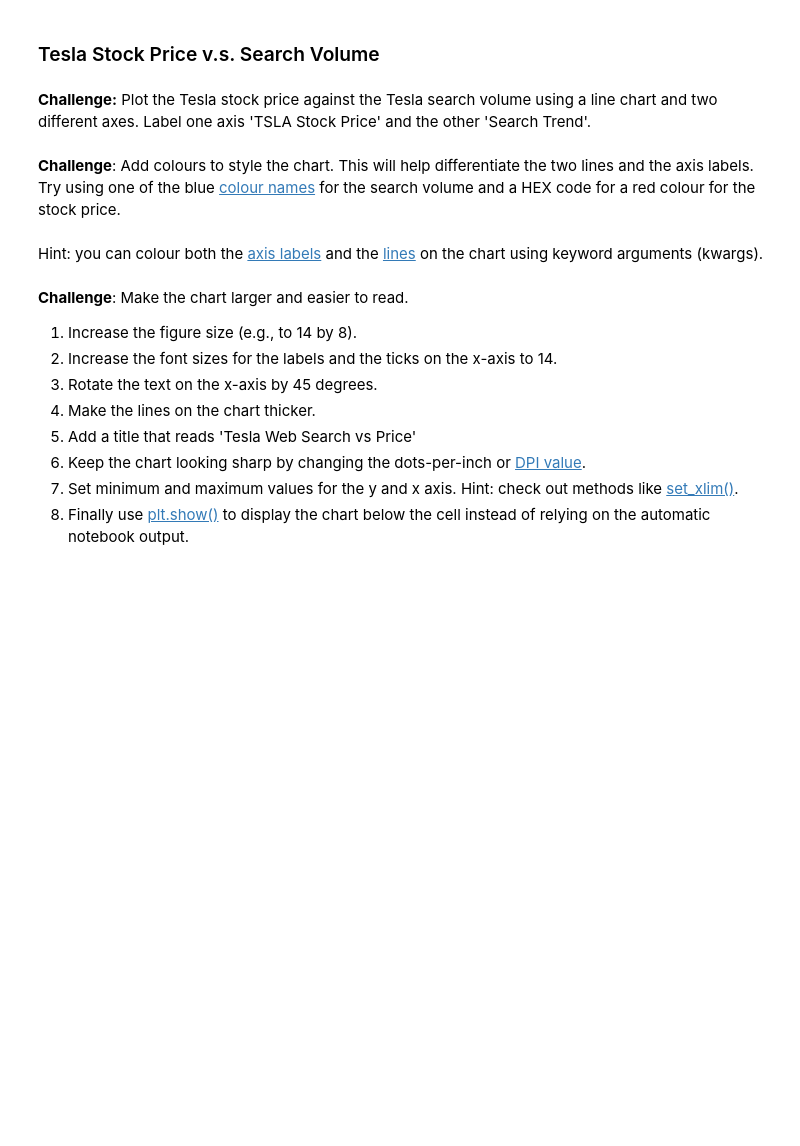
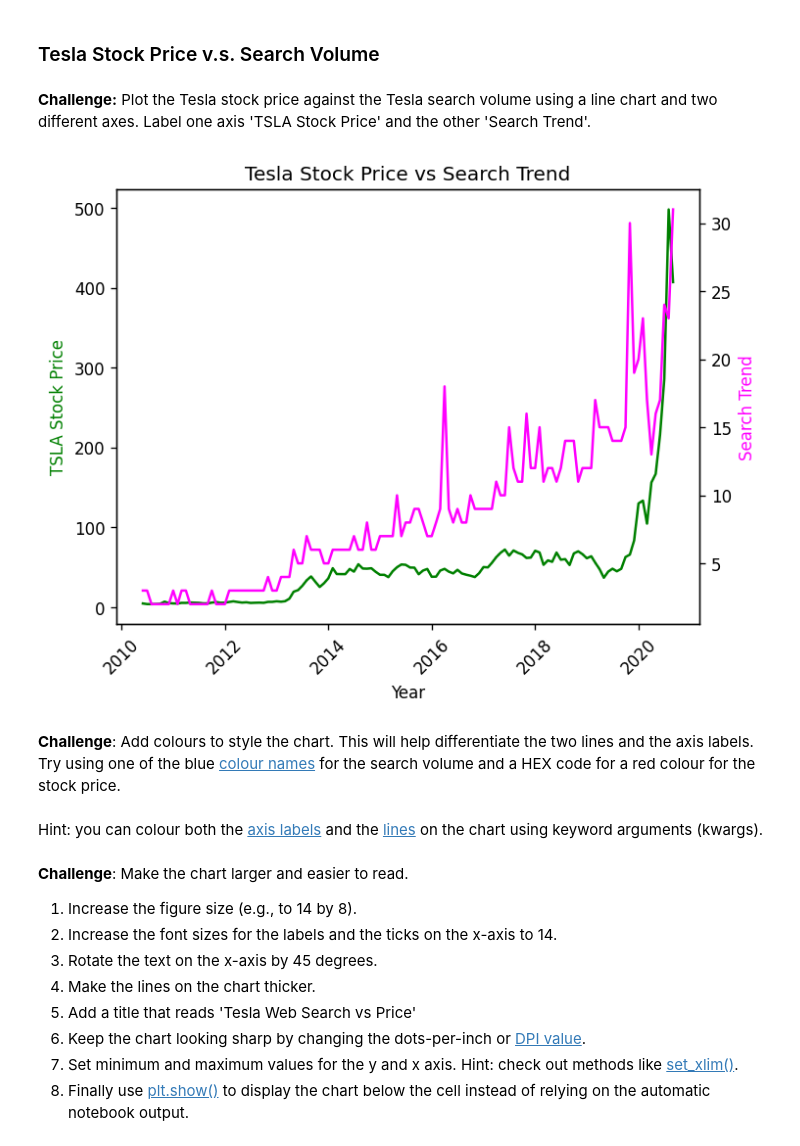
Before and after one commit to anushrinagul63/google_colab_notebooks, a Jupyter notebook: Google_Trends_and_Data_Visualization.ipynb, the cells around one changed output. Cells and saved outputs as stored; diff of their text form; code cells hidden in the pictures; blank space fills up the shorter version.

Commit message:
Created data visualization

```diff
--- a/Google_Trends_and_Data_Visualization.ipynb
+++ b/Google_Trends_and_Data_Visualization.ipynb
@@ -131,0 +147,5 @@ Number of missing values:
+# %%
+df_btc_price.DATE = pd.to_datetime(df_btc_price.DATE)
+df_btc_search.MONTH = pd.to_datetime(df_btc_search.MONTH)
+df_tesla.MONTH = pd.to_datetime(df_tesla.MONTH)
+df_unemployment.MONTH = pd.to_datetime(df_unemployment.MONTH)
@@ -145,6 +196,22 @@ Number of missing values:
 ### Tesla Stock Price v.s. Search Volume
 # %% [markdown]
 **Challenge:** Plot the Tesla stock price against the Tesla search volume using a line chart and two different axes. Label one axis 'TSLA Stock Price' and the other 'Search Trend'.
+# %%
+plt.figure(dpi=120)
+plt.title('Tesla Stock Price vs Search Trend')
+axis1 = plt.gca()
+axis2 = axis1.twinx()
+axis1.set_xlabel('Year')
+axis1.set_ylabel('TSLA Stock Price').set_color('g')
+axis2.set_ylabel('Search Trend').set_color('magenta')
+# plt.xticks(rotation=45)
+axis1.tick_params(axis='x', labelrotation=45)
+axis1.plot(df_tesla.MONTH, df_tesla.TSLA_USD_CLOSE, 'g')
+axis2.plot(df_tesla.MONTH, df_tesla.TSLA_WEB_SEARCH, 'magenta')
+# plt.setp(plt.gca().get_xticklabels(), rotation=45, ha='right')
+plt.show()
+# %% [output]
+[figure, added]
 # %% [markdown]
 **Challenge**: Add colours to style the chart. This will help differentiate the two lines and the axis labels. Try using one of the blue [colour names](https://matplotlib.org/3.1.1/gallery/color/named_colors.html) for the search volume and a HEX code for a red colour for the stock price.
 <br>
```
Also changed, not shown: parts of 12 cells of this notebook.
